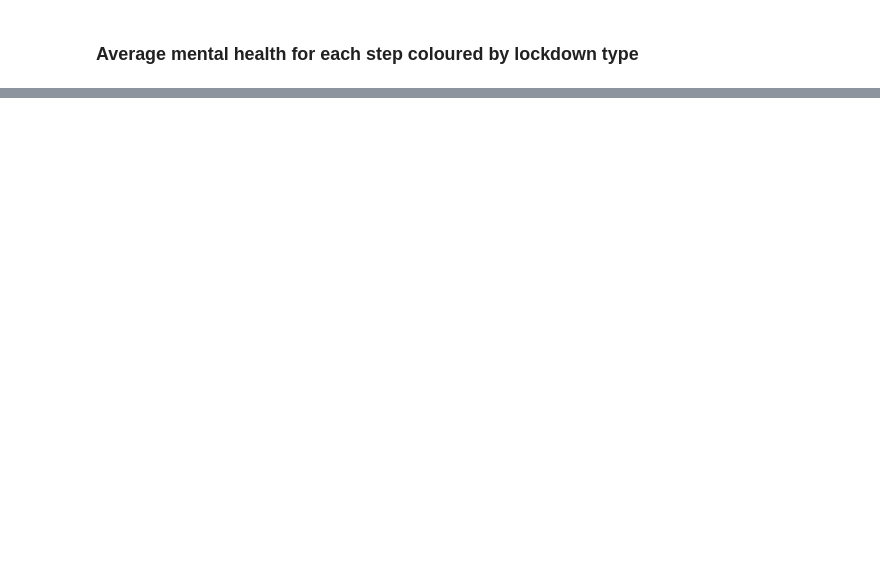
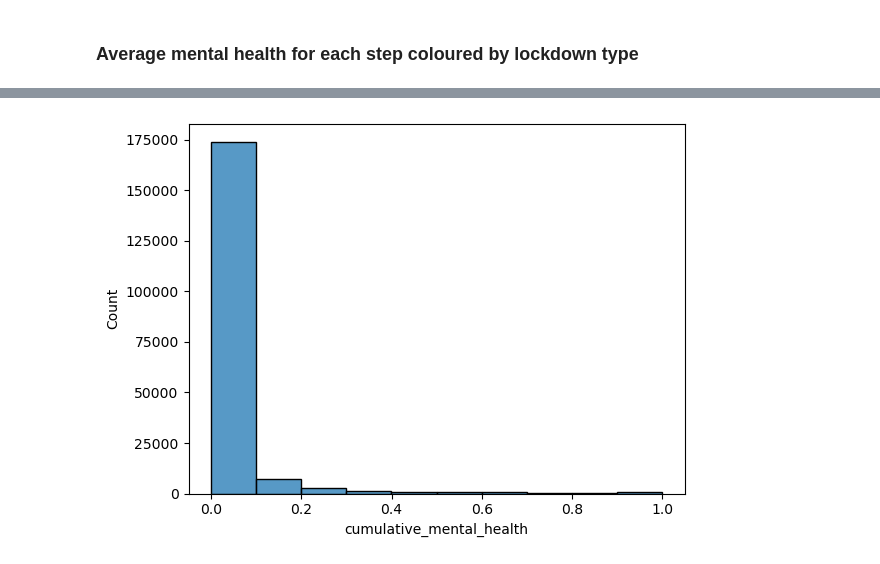
Before and after one commit to covid19ABM/comma, a Jupyter notebook: notebooks/tutorial.ipynb, the cells around one changed output, grey strips where cells are left out. Saved outputs shown, nothing was run; the diff lists cells and outputs as text; code cells hidden in the pictures; blank space fills up the shorter version.

```diff
--- a/notebooks/tutorial.ipynb
+++ b/notebooks/tutorial.ipynb
@@ -183,0 +312,11 @@ plt.show()
+# %%
+betas = data['cumulative_mental_health']
+coeff = 0.01 # < numbers equal less variability, > numbers more variability
+delta_beta = max(betas) - min(betas)
+# %%
+p = convert_beta_to_probability(betas, bmax = (coeff * delta_beta))
+# %%
+sns.histplot(p, bins=10)
+plt.show()
+# %% [output]
+[figure, added]
```
Also changed, not shown: parts of 45 cells of this notebook, 10 other files.
